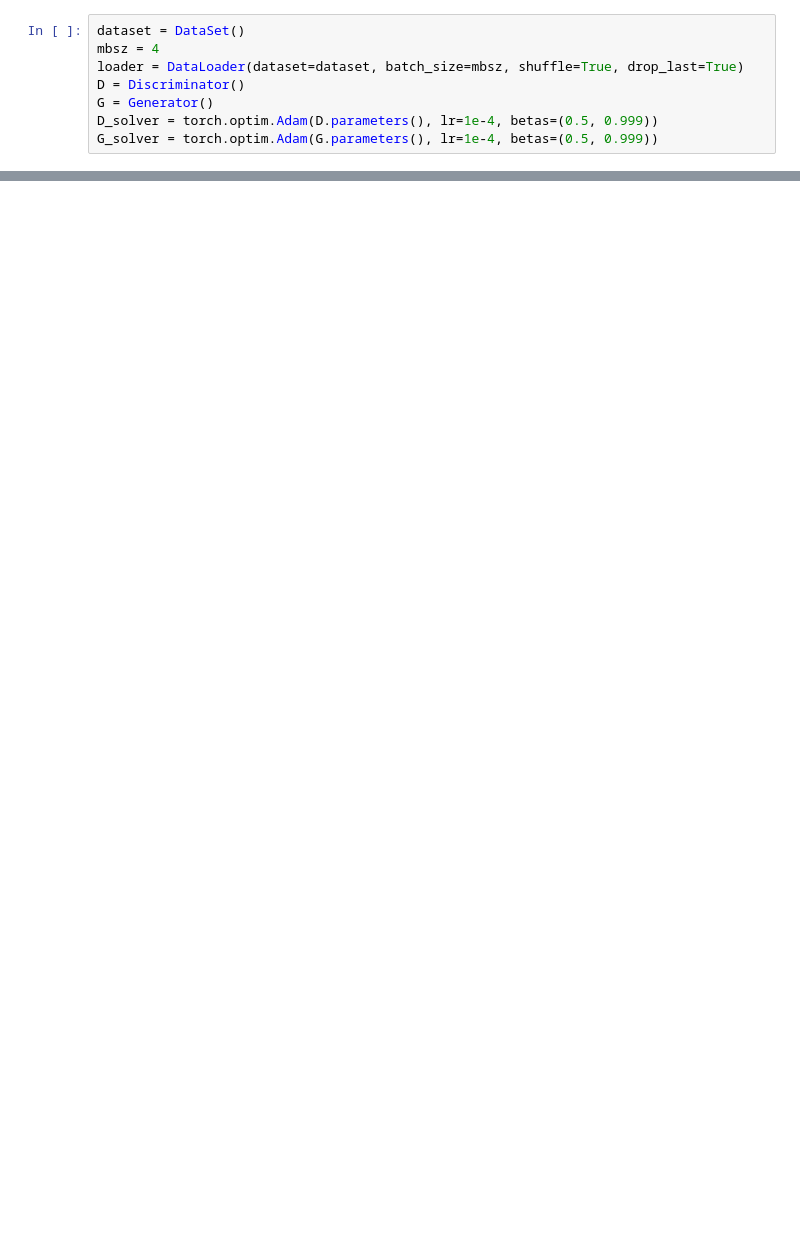
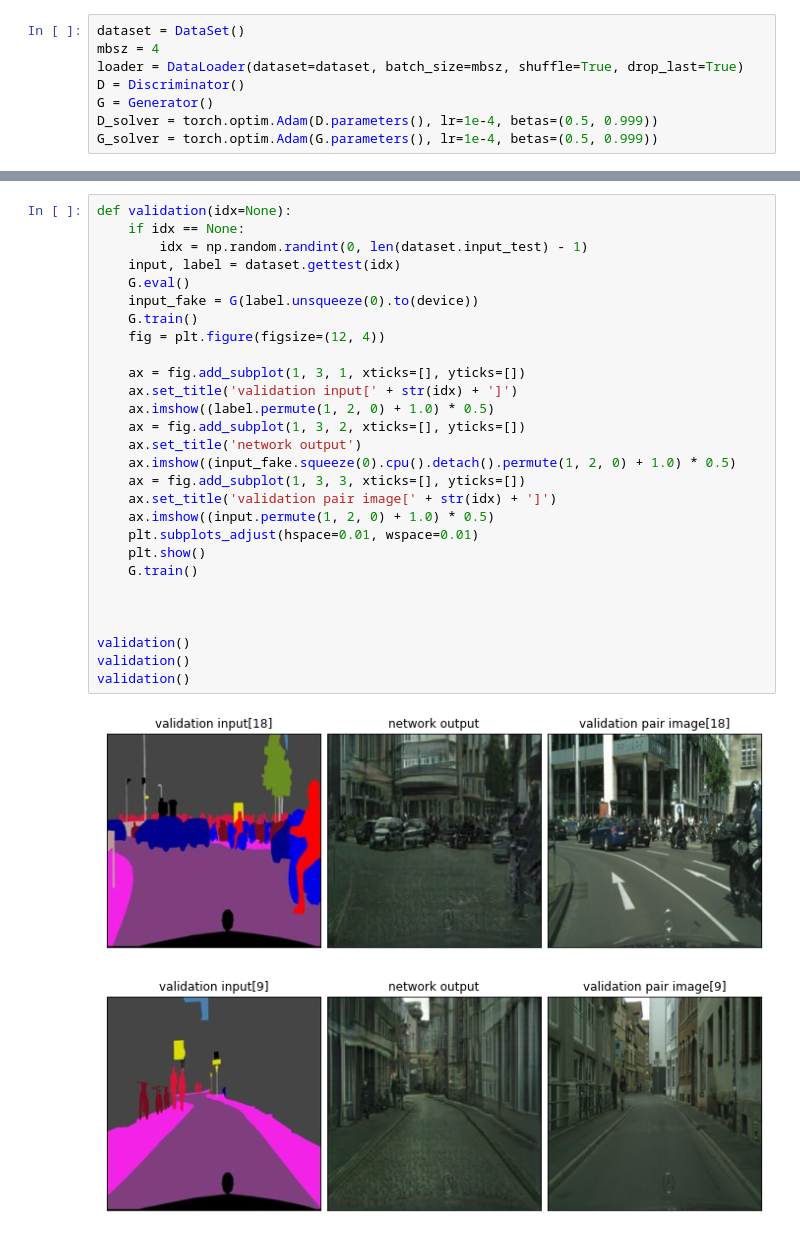
Before and after one commit to km01/myNN, a Jupyter notebook: GenerativeModel/pix2pix/pix2pix.ipynb, the cells around one changed output, grey strips where cells are left out. Drawn from its saved outputs; the diff is of its cells as text; blank space fills up the shorter version.

```diff
--- a/GenerativeModel/pix2pix/pix2pix.ipynb
+++ b/GenerativeModel/pix2pix/pix2pix.ipynb
@@ -359,0 +352,31 @@ plt.show()
+# %%
+def validation(idx=None):
+    if idx == None:
+        idx = np.random.randint(0, len(dataset.input_test) - 1)
+    input, label = dataset.gettest(idx)
+    G.eval()
+    input_fake = G(label.unsqueeze(0).to(device))
+    G.train()
+    fig = plt.figure(figsize=(12, 4))
+
+    ax = fig.add_subplot(1, 3, 1, xticks=[], yticks=[])
+    ax.set_title('validation input[' + str(idx) + ']')
+    ax.imshow((label.permute(1, 2, 0) + 1.0) * 0.5)
+    ax = fig.add_subplot(1, 3, 2, xticks=[], yticks=[])
+    ax.set_title('network output')
+    ax.imshow((input_fake.squeeze(0).cpu().detach().permute(1, 2, 0) + 1.0) * 0.5)
+    ax = fig.add_subplot(1, 3, 3, xticks=[], yticks=[])
+    ax.set_title('validation pair image[' + str(idx) + ']')
+    ax.imshow((input.permute(1, 2, 0) + 1.0) * 0.5)
+    plt.subplots_adjust(hspace=0.01, wspace=0.01)
+    plt.show()
+    G.train()
+
+
+
+validation()
+validation()
+validation()
+# %% [output]
+[figure, added]
+[figure, added]
```
Also changed, not shown: parts of 16 cells of this notebook.
